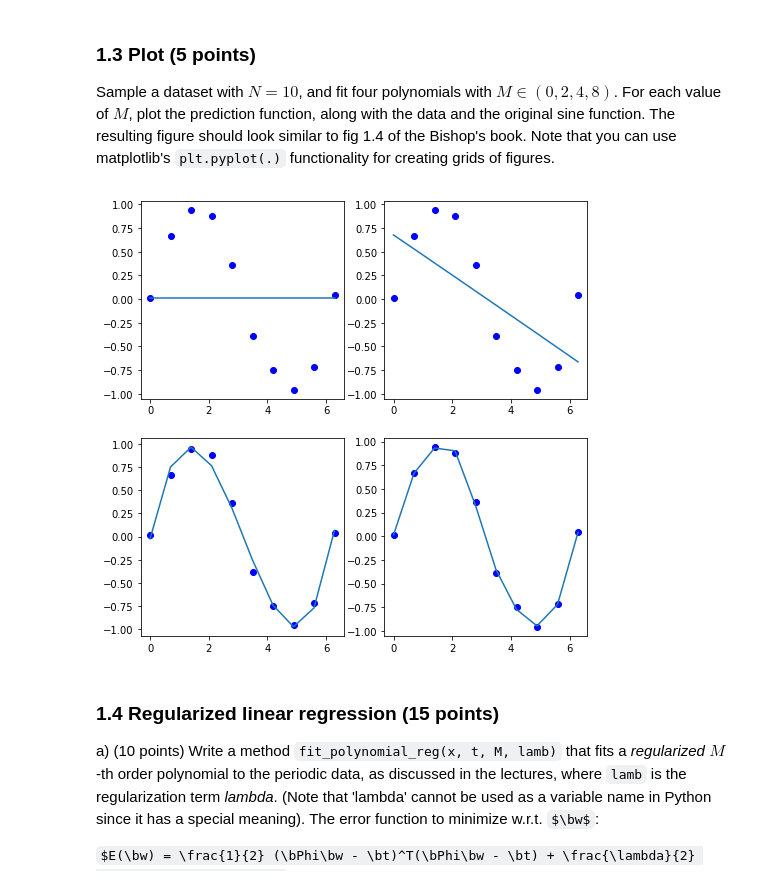
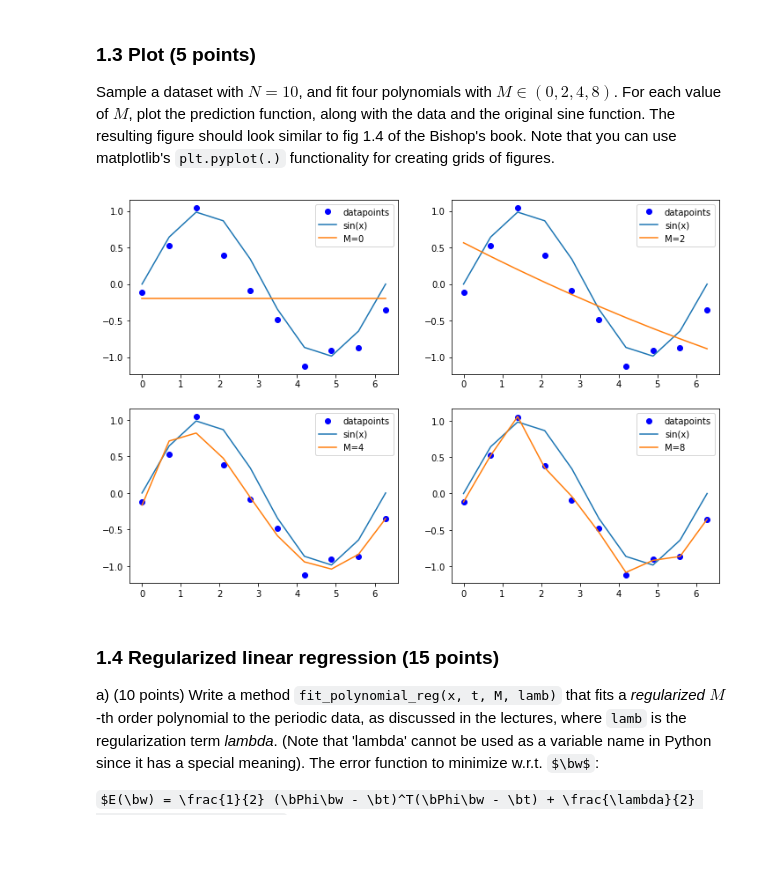
Before and after one commit to Evermeij/ML1, a Jupyter notebook: lab1.ipynb, the cells around one changed output. Cells and saved outputs as stored; diff of their text form; code cells hidden in the pictures; some formulas as TeX source; blank space fills up the shorter version.

```diff
--- a/lab1.ipynb
+++ b/lab1.ipynb
@@ -124,9 +124,8 @@ where $x_i$ is the $i$-th elements of $\bf{x}$, the mean $\mu_i = \sin(x_i)$ and
 def gen_sine(n):
     # YOUR CODE HERE
     x = np.linspace(0,2*math.pi,n)
-    t = []
-    for x_i in np.sin(x):
-        t.append(np.random.normal(x_i,0.25**2))
+    t = np.random.normal(np.sin(x),0.25,n)
+
     #print(shape(x))
     #print(shape(t))
 
@@ -192,23 +191,24 @@ For each value of $M$, plot the prediction function, along with the data and the
 # %%
 # YOUR CODE HERE
 N = 10
 M = [0,2,4,8]
 x,t = gen_sine(N)
-matplotlib.pyplot.figure(figsize=(8,8))
+matplotlib.pyplot.figure(figsize=(12,8))
 for i in range(len(M)):
     m = M[i]
     w_ml,Phi = fit_polynomial(x,t,m)
     #print(w_ml.shape)
     #print(Phi.shape)
     pred = np.dot(Phi,w_ml)
     # Create figures
     matplotlib.pyplot.subplot(2,2,i+1)
     matplotlib.pyplot.plot(x,t,"bo",label="datapoints")
+    matplotlib.pyplot.plot(x,np.sin(x),label="sin(x)")
     matplotlib.pyplot.plot(x,pred,label="M={}".format(m))
-    matplotlib.pyplot.
+    matplotlib.pyplot.legend()
 #raise NotImplementedError()
 # %% [output]
-[figure, old version]
+[figure, new version]
 # %% [markdown]
 ### 1.4 Regularized linear regression (15 points)
 
```
Also changed, not shown: parts of 11 cells of this notebook.
